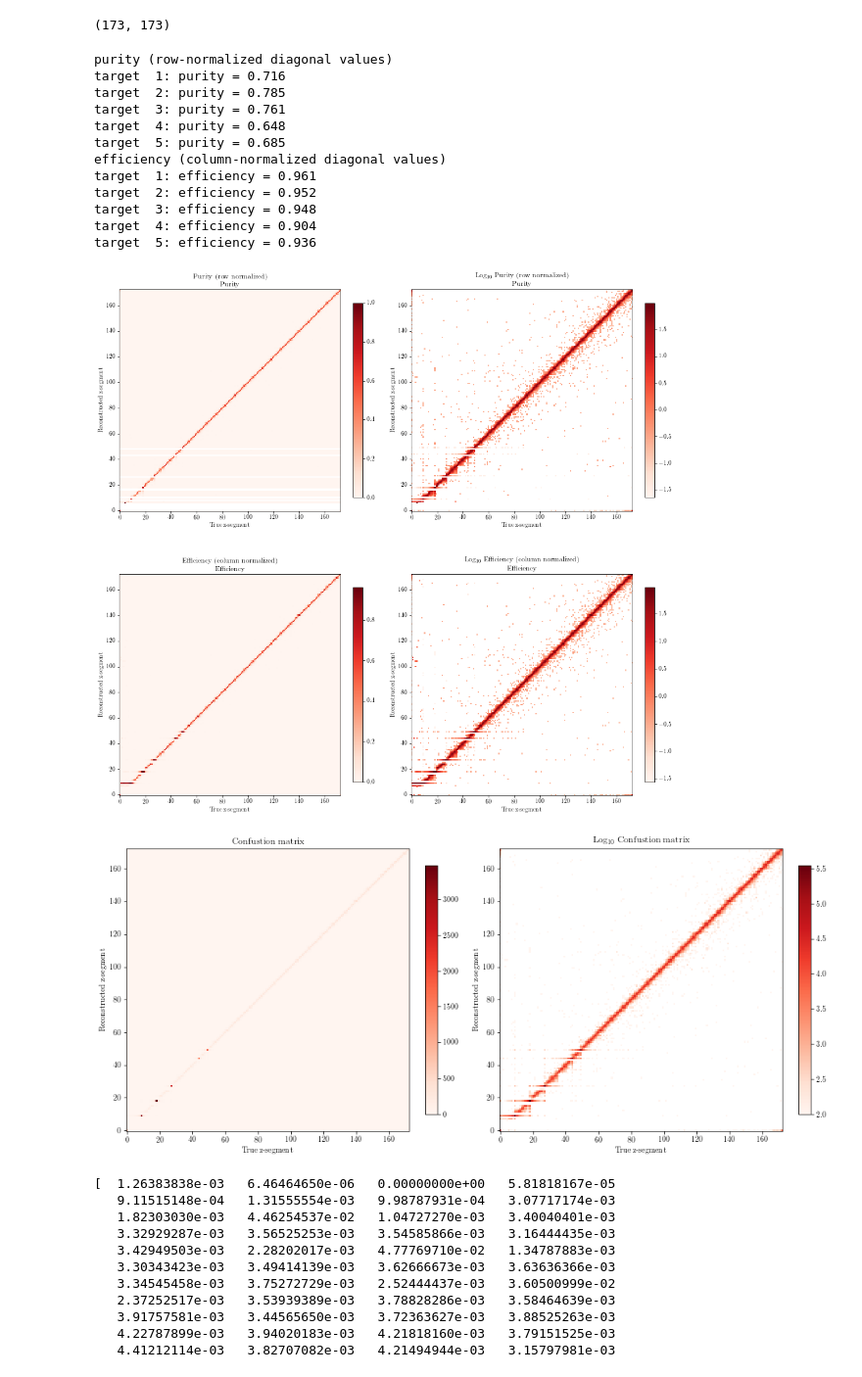
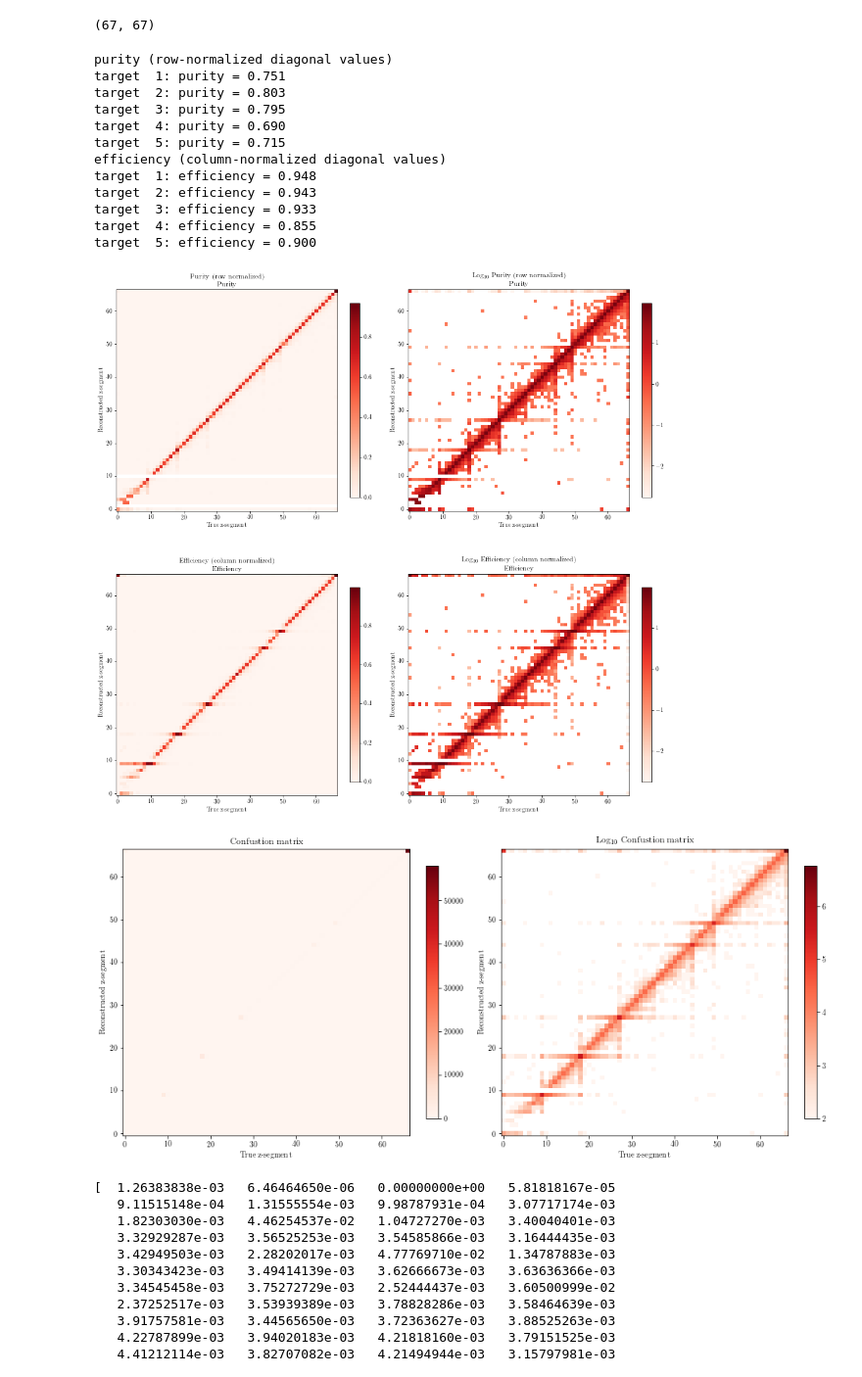
Before and after one commit to faizaakbar/ANNMINERvA, a Jupyter notebook: confusion_matrices_viz.ipynb, the cells around one changed output. Shown at 98% size. Saved outputs shown, nothing was run; the diff lists cells and outputs as text; code cells hidden in the pictures.

Commit message:
look at old Theano model

```diff
--- a/confusion_matrices_viz.ipynb
+++ b/confusion_matrices_viz.ipynb
@@ -137,36 +137,45 @@ def make_plots_rowcolnormonly(
 # %%
 npy_name = '/Users/perdue/Documents/MINERvA/AI/minerva_tf/models/173/20170927_me1Amc_planecodes173'
 #npy_name = '/Users/perdue/Documents/MINERvA/AI/minerva_tf/models/67/20170920_me1Amc_planecodes67'
+npy_name += '/confusion_matrix.npy'
 
-npy_name += '/confusion_matrix.npy'
+npy_name = '/Users/perdue/Documents/MINERvA/AI/minerva_tf/models/67/perfmat67_1506636381_2f4b6202cd5d.npy'
+
 arr = np.load(npy_name)
+
+# for theano, think I need to transpose the axes for proper interp.
+arr = arr.transpose()
+
 print(arr.shape)
 # %% [output]
-(173, 173)
+(67, 67)
+# %%
+plot_type_base = 'me1A_'
+plot_type_base = 'me1Atheano_'
 # %%
 #plot_type = 'planecode_energy_only_me1Btest'
-plot_type = 'me1A_' + str(arr.shape[0])
+plot_type = plot_type_base + str(arr.shape[0])
 make_plots_rowcolnormonly(arr, plot_type)
 # %% [output]
 purity (row-normalized diagonal values)
-target  1: purity = 0.716
-target  2: purity = 0.785
-target  3: purity = 0.761
-target  4: purity = 0.648
-target  5: purity = 0.685
+target  1: purity = 0.751
+target  2: purity = 0.803
+target  3: purity = 0.795
+target  4: purity = 0.690
+target  5: purity = 0.715
 efficiency (column-normalized diagonal values)
-target  1: efficiency = 0.961
-target  2: efficiency = 0.952
-target  3: efficiency = 0.948
-target  4: efficiency = 0.904
-target  5: efficiency = 0.936
+target  1: efficiency = 0.948
+target  2: efficiency = 0.943
+target  3: efficiency = 0.933
+target  4: efficiency = 0.855
+target  5: efficiency = 0.900
-[figure, old version]
+[figure, new version]
 # %%
 #plot_type = 'planecode_energytime_m1Btest'
-plot_type = 'me1A_' + str(arr.shape[0])
+plot_type = plot_type_base + str(arr.shape[0])
 make_plots_raw(arr, plot_type)
 # %% [output]
-[figure, old version]
+[figure, new version]
 # %%
 arr_sums = np.sum(arr, axis=0)
 arr_total = np.sum(arr)
```
